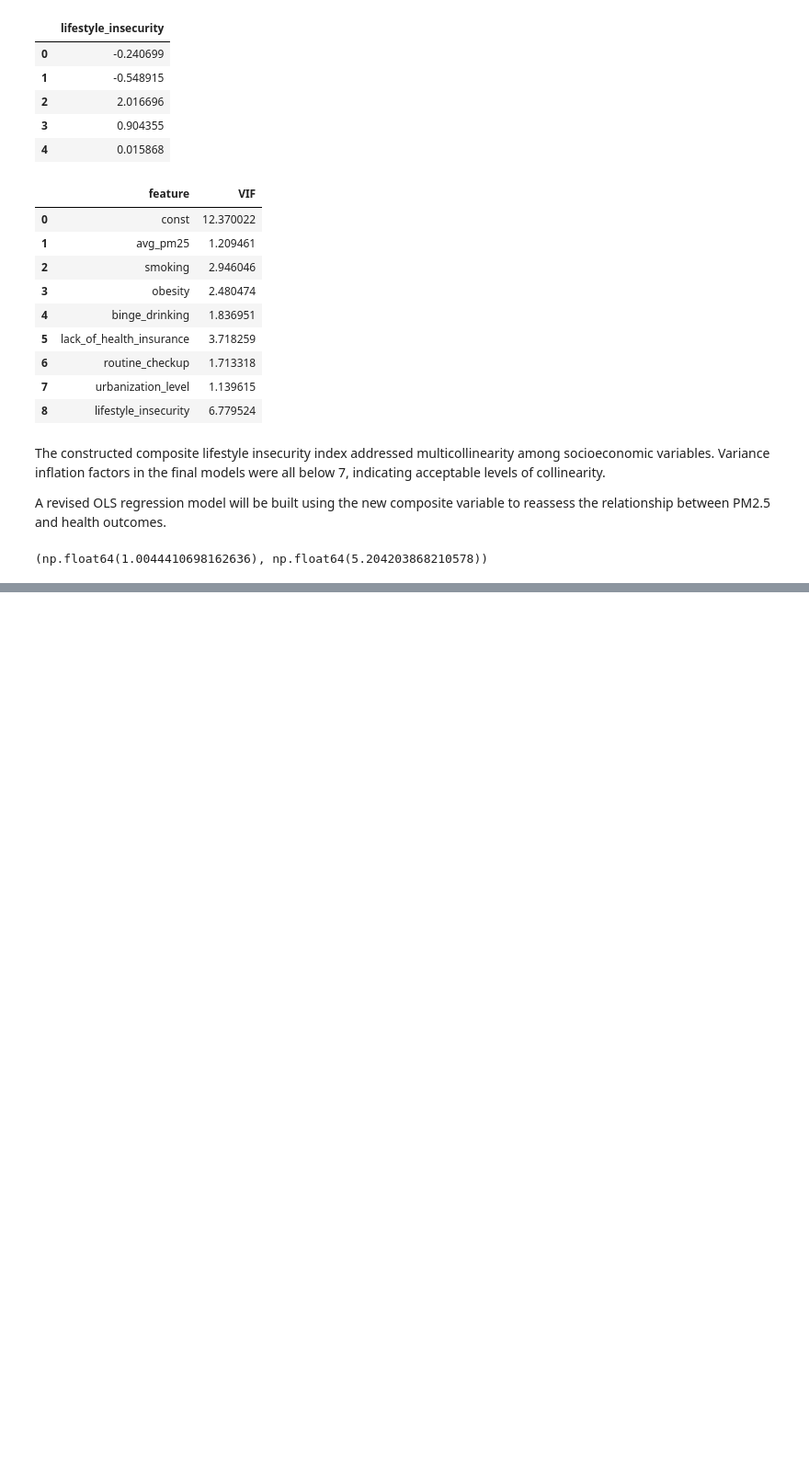
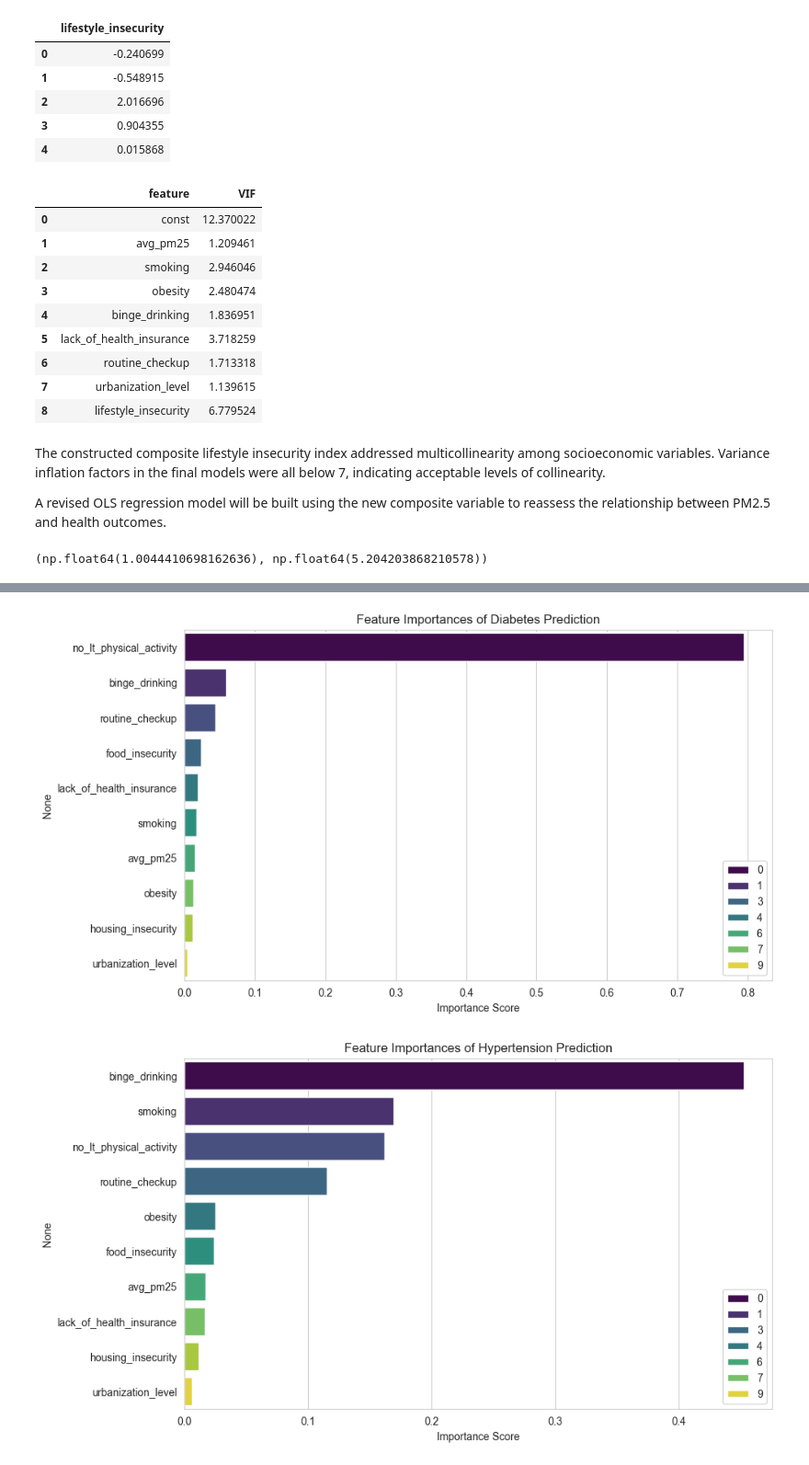
Before and after one commit to ahmetvkrt/pm25-diabetes-hypertension, a Jupyter notebook: ml_models.ipynb, the cells around one changed output, grey strips where cells are left out. Shown at 92% size. Saved outputs shown, nothing was run; the diff lists cells and outputs as text; code cells hidden in the pictures; blank space fills up the shorter version.

```diff
--- a/ml_models.ipynb
+++ b/ml_models.ipynb
@@ -365,0 +548,23 @@ The revised regression results indicate that after addressing multicollinearity,
+# %%
+# 3. Random Forest with Hyperparameter Tuning
+rf_params = {
+    'n_estimators': [100, 200],
+    'max_depth': [None, 10, 20],
+    'min_samples_split': [2, 5]
+}
+diabetes_rf_model = RandomForestRegressor(random_state=42)
+diabetes_rf_grid = GridSearchCV(diabetes_rf_model, rf_params, cv=5, scoring='r2', n_jobs=-1)
+diabetes_rf_grid.fit(X_train, y_train["diabetes"]) # Tree models don't strictly require scaling
+
+hypertension_rf_model = RandomForestRegressor(random_state=42)
+hypertension_rf_grid = GridSearchCV(hypertension_rf_model, rf_params, cv=5, scoring='r2', n_jobs=-1)
+hypertension_rf_grid.fit(X_train, y_train["hypertension"])
+
+# 4. Gradient Boosting
+diabetes_gb_model = GradientBoostingRegressor(random_state=42)
+diabetes_gb_model.fit(X_train, y_train["diabetes"])
+
+hypertension_gb_model = GradientBoostingRegressor(random_state=42)
+hypertension_gb_model.fit(X_train, y_train["hypertension"])
+
+print("Random Forest and Gradient Boosting models trained.")
@@ -365,0 +670,24 @@ The revised regression results indicate that after addressing multicollinearity,
+# %%
+import seaborn as sns
+
+# Extract importance from the Random Forest models
+diabetes_importances = diabetes_rf_grid.best_estimator_.feature_importances_
+diabetes_feat_importances = pd.Series(diabetes_importances, index=features).sort_values(ascending=False)
+
+plt.figure(figsize=(10, 6))
+sns.barplot(x=diabetes_feat_importances.values, y=diabetes_feat_importances.index, palette='viridis', hue=range(len(diabetes_feat_importances)))
+plt.title("Feature Importances of Diabetes Prediction")
+plt.xlabel("Importance Score")
+plt.show()
+
+hypertension_importances = hypertension_rf_grid.best_estimator_.feature_importances_
+hypertension_feat_importances = pd.Series(hypertension_importances, index=features).sort_values(ascending=False)
+
+plt.figure(figsize=(10, 6))
+sns.barplot(x=hypertension_feat_importances.values, y=hypertension_feat_importances.index, palette='viridis', hue=range(len(hypertension_feat_importances)))
+plt.title("Feature Importances of Hypertension Prediction")
+plt.xlabel("Importance Score")
+plt.show()
+# %% [output]
+[figure, added]
+[figure, added]
```
Also changed, not shown: parts of 38 cells of this notebook, 2 other files.
